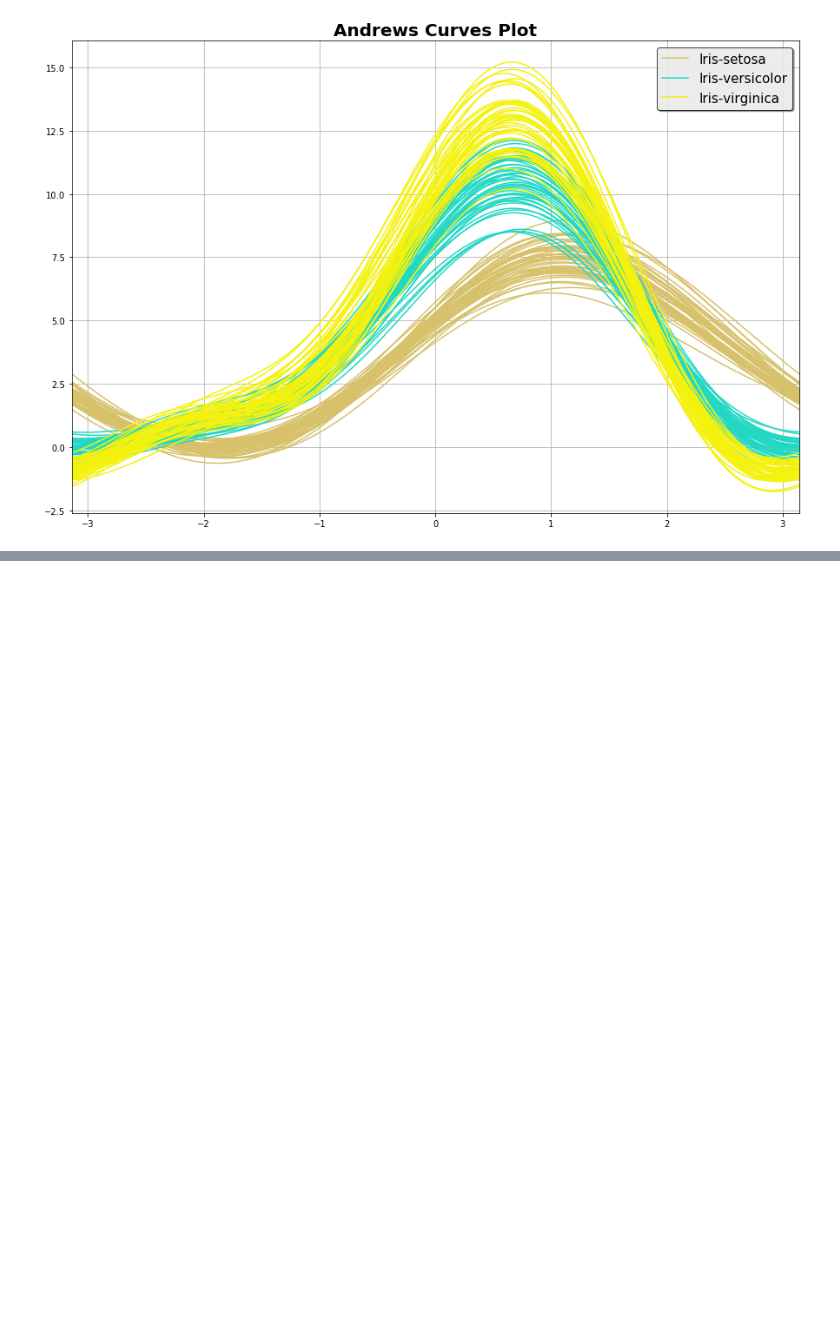
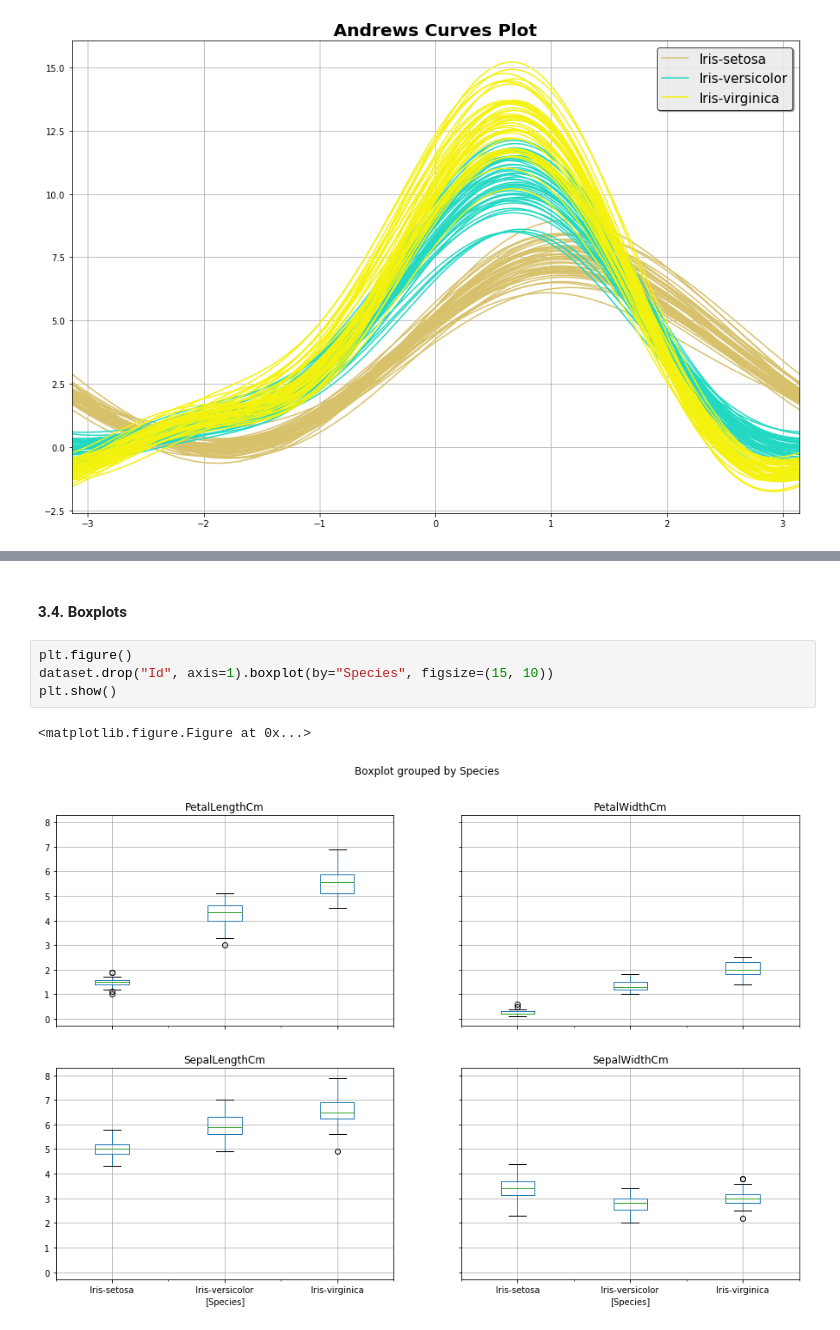
Before and after one commit to SkalskiP/ILearnMachineLearning.py, a Jupyter notebook: 03_Classification/01_K_Nearest_Neighbor/K_Nearest_Neighbor_IrisProject .ipynb, the cells around one changed output, grey strips where cells are left out. Saved outputs shown, nothing was run; the diff lists cells and outputs as text; blank space fills up the shorter version.

```diff
--- a/03_Classification/01_K_Nearest_Neighbor/K_Nearest_Neighbor_IrisProject .ipynb
+++ b/03_Classification/01_K_Nearest_Neighbor/K_Nearest_Neighbor_IrisProject .ipynb
@@ -98,0 +148,9 @@ plt.show()
+# %% [markdown]
+#### 3.4. Boxplots
+# %%
+plt.figure()
+dataset.drop("Id", axis=1).boxplot(by="Species", figsize=(15, 10))
+plt.show()
+# %% [output]
+<matplotlib.figure.Figure at 0x...>
+[figure, added]
```
Also changed, not shown: parts of 18 cells of this notebook, 1 other file.
